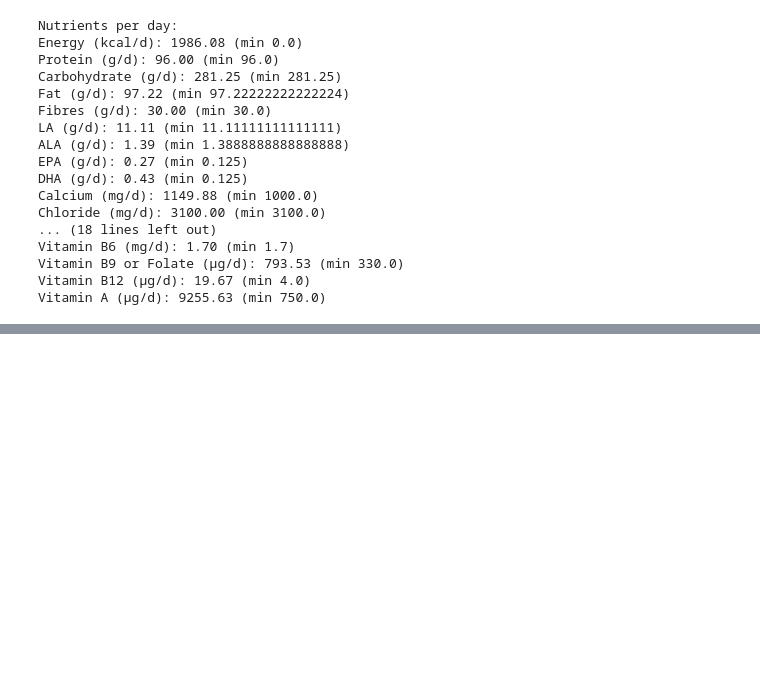
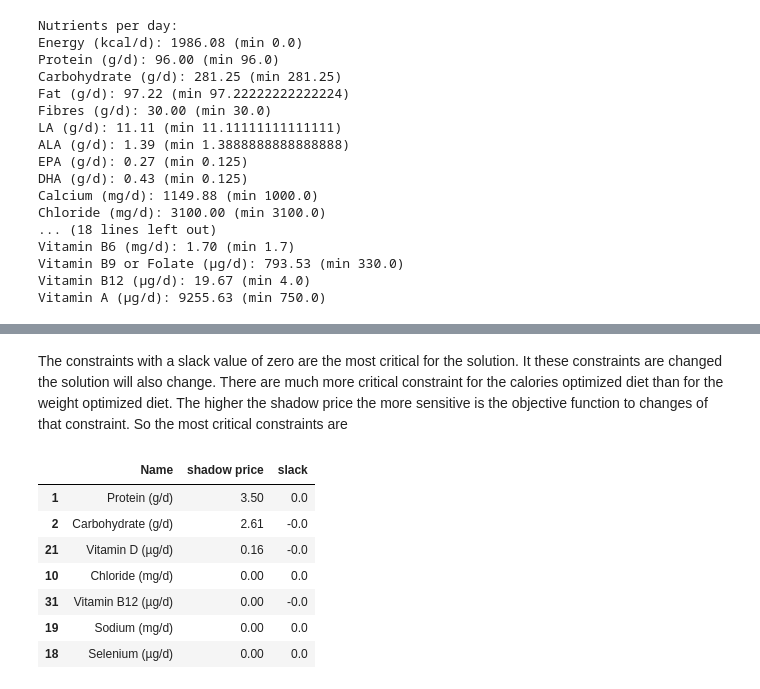
Before and after one commit to asmaier/optimal_diet, a Jupyter notebook: new_diet.ipynb, the cells around one changed output, grey strips where cells are left out. Saved outputs shown, nothing was run; the diff lists cells and outputs as text; code cells hidden in the pictures; blank space fills up the shorter version.

```diff
--- a/new_diet.ipynb
+++ b/new_diet.ipynb
@@ -428,7 +428,8 @@ display(foods_df)
 # %%
 activities = solver.ComputeConstraintActivities()
 o = [{'Name':c.name(), 'shadow price':c.dual_value(), 'slack': (activities[i] - c.lb())} for i, c in enumerate(solver2.constraints())]
-print(pd.DataFrame(o).round(2))
+df_sensitivity = pd.DataFrame(o)
+print(df_sensitivity.round(2))
 # %% [output]
                                      Name  shadow price    slack
 0                         Energy (kcal/d)          0.00  2500.00
@@ -452,0 +451,17 @@ print(pd.DataFrame(o).round(2))
+# %% [markdown]
+The constraints with a slack value of zero are the most critical for the solution.
+It these constraints are changed the solution will also change.
+There are much more critical constraint for the calories optimized diet than for the weight optimized diet.
+The higher the shadow price the more sensitive is the objective function to changes of that constraint.
+So the most critical constraints are
+# %%
+df_sensitivity.sort_values("shadow price", ascending=False).loc[df_sensitivity["slack"].round(2) == 0.0].round(2)
+# %% [output]
+|  | Name | shadow price | slack |
+| 1 | Protein (g/d) | 3.50 | 0.0 |
+| 2 | Carbohydrate (g/d) | 2.61 | -0.0 |
+| 21 | Vitamin D (µg/d) | 0.16 | -0.0 |
+| 10 | Chloride (mg/d) | 0.00 | 0.0 |
+| 31 | Vitamin B12 (µg/d) | 0.00 | -0.0 |
+| 19 | Sodium (mg/d) | 0.00 | 0.0 |
+| 18 | Selenium (µg/d) | 0.00 | 0.0 |
```
Also changed, not shown: parts of 9 cells of this notebook, 6 other files.
